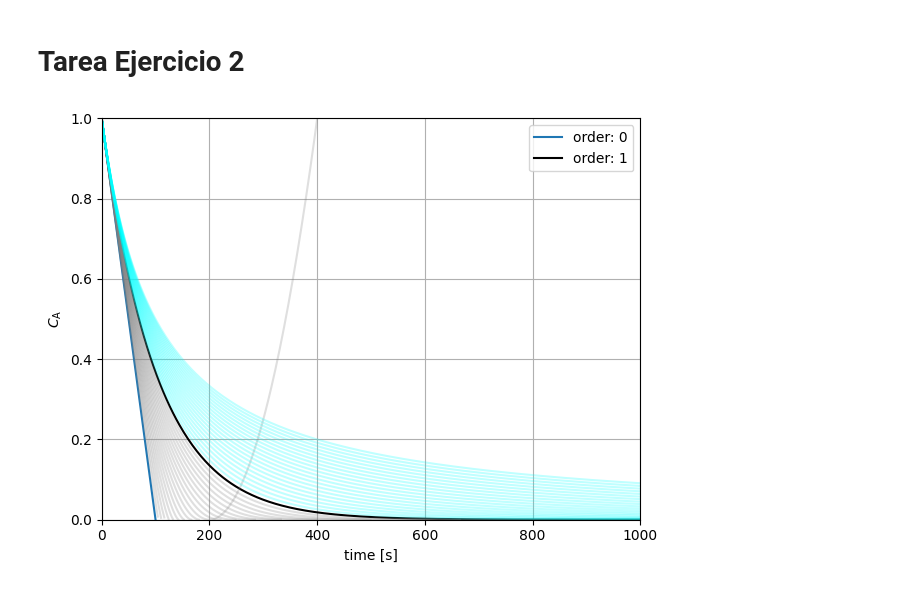
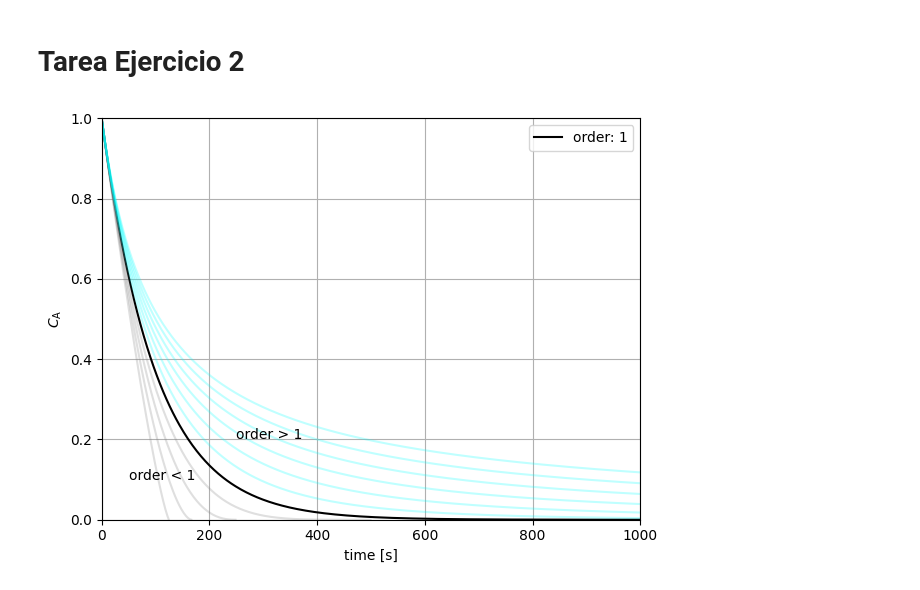
Before and after one commit to eicastroc/Kin_Cinvestav_IngMetalurgica, a Jupyter notebook: 02_Balances_VelocidadDeReaccion/02c_tarea.ipynb, the cells around one changed output. Cells and saved outputs as stored; diff of their text form; code cells hidden in the pictures.

```diff
--- a/02_Balances_VelocidadDeReaccion/02c_tarea.ipynb
+++ b/02_Balances_VelocidadDeReaccion/02c_tarea.ipynb
@@ -26,8 +26,8 @@ Contacto:
 # %% [markdown]
 ## Método integral
 # %%
-t = np.array([0, 5, 10, 15, 20, 30, 40, 60, 90, 120, 150]) # [min]
-cA = 1e-3 * np.array([0, 4, 7.5, 10, 15.5, 24.5, 31, 39, 44, 45, 45]) # [mol/l]
+t  = np.array([0, 5,  10, 15,   20,   30, 40, 60, 90, 120, 150]) # [min]
+cA = np.array([0, 4, 7.5, 10, 15.5, 24.5, 31, 39, 44,  45,  45]) * 1e-3 # [mol/l]
 df = pd.DataFrame({"t": t, 'cA': cA})
 display(df)
 # %% [output]
@@ -186,27 +186,28 @@ def rate_law_n(t, k, cA0, n):
 # %%
 cA0 = 1
 k = 1e-2
-dn = 0.05
+dn = 0.2
 nmax = 2
 tt = np.linspace(0, 1000, 500)
 fig, ax = plt.subplots()
-ax.plot(tt, rate_law_0(tt, k, cA0), label='order: 0')
 ax.plot(tt, rate_law_1(tt, k, cA0), color='k', label='order: 1')
 # rate laws up to order 1
 for n in np.arange(dn, 1, dn):
     ax.plot(tt, rate_law_n(tt, k, cA0, n), color='gray', alpha=0.25)
 # rate laws above order 1
 for n in np.arange(1+dn, nmax+dn, dn):
     ax.plot(tt, rate_law_n(tt, k, cA0, n), color='cyan', alpha=0.25)
 ax.set(
         xlabel="time [s]",
         ylabel=r"$C_{\mathrm{A}}$",
         xlim = (0, 1000),
         ylim = (0, 1)
 )
+ax.annotate("order > 1", xy=(250, 0.2))
+ax.annotate("order < 1", xy=(50, 0.1))
 ax.grid()
 ax.legend()
 fig.tight_layout()
 plt.show()
 # %% [output]
-[figure, old version]
+[figure, new version]
```
Also changed, not shown: 1 other file.
